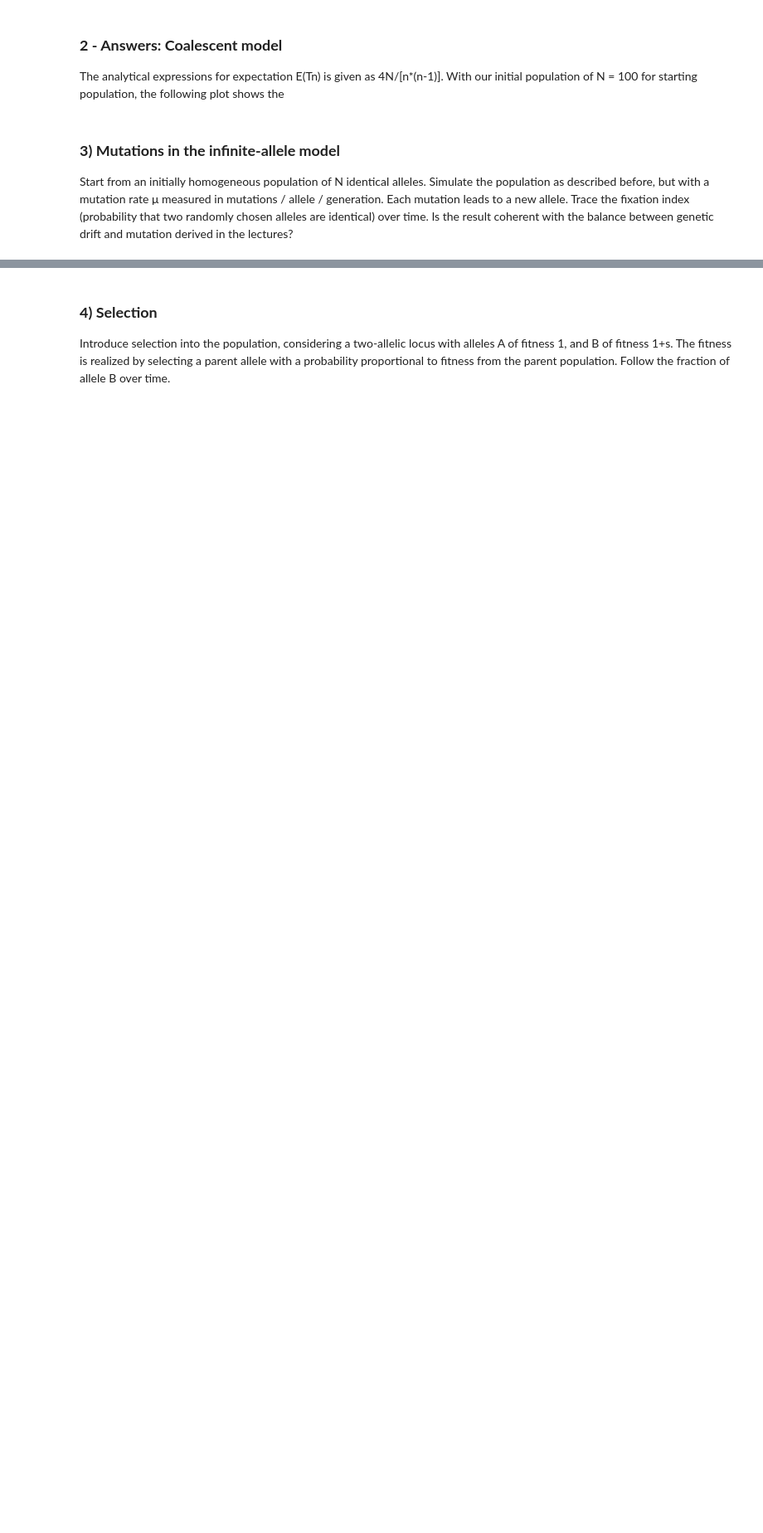
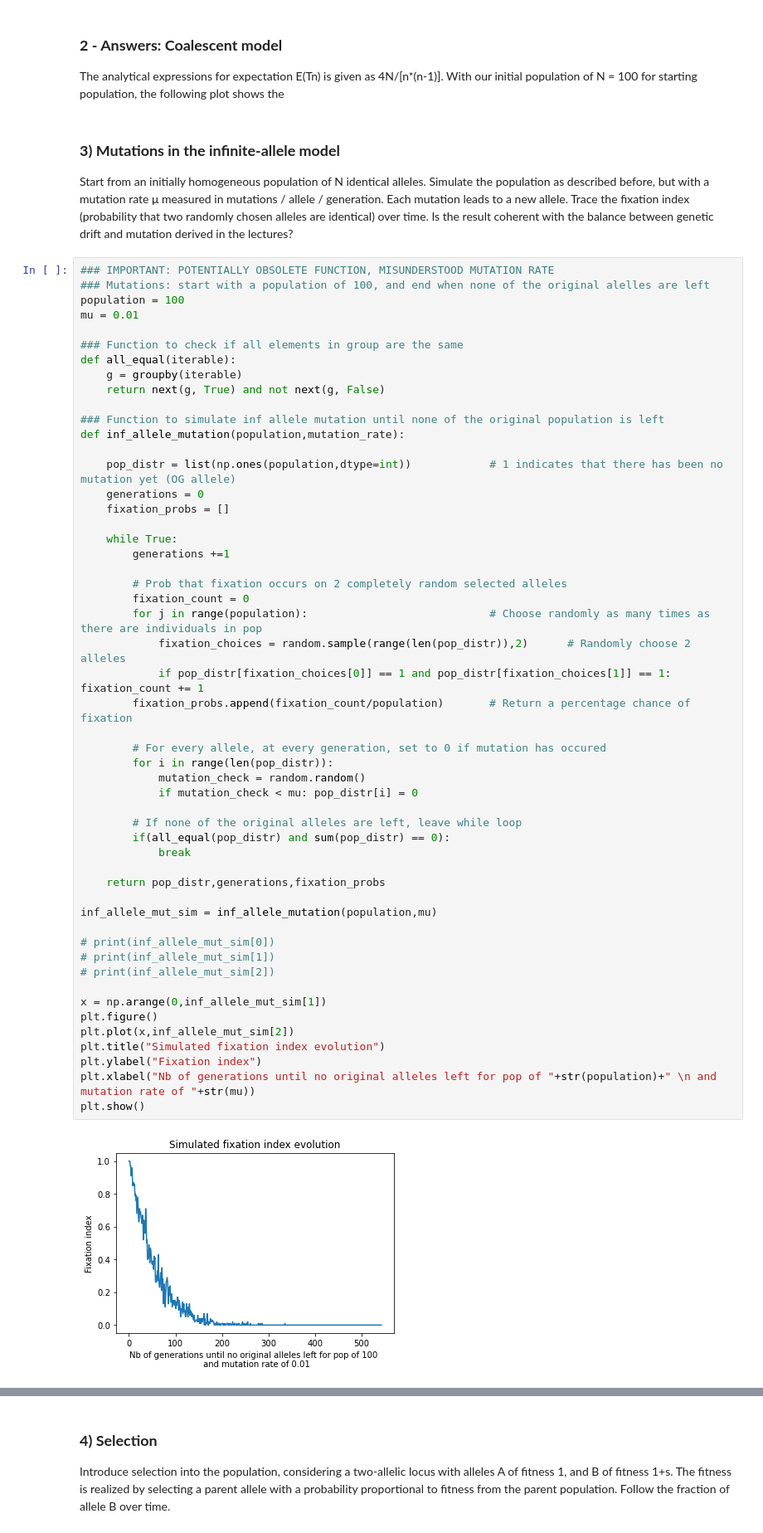
Before and after one commit to yann-zhong/GPOP-Project-YZ, a Jupyter notebook: Project_Yann_Zhong.ipynb, the cells around one changed output, grey strips where cells are left out. Shown at 83% size. Saved outputs shown, nothing was run; the diff lists cells and outputs as text; blank space fills up the shorter version.

```diff
--- a/Project_Yann_Zhong.ipynb
+++ b/Project_Yann_Zhong.ipynb
@@ -468,3 +468,57 @@ as described before, but with a mutation rate μ measured in mutations / allele
 Each mutation leads to a new allele. Trace the fixation index (probability that two randomly
 chosen alleles are identical) over time. Is the result coherent with the balance between
 genetic drift and mutation derived in the lectures?
+# %%
+### IMPORTANT: POTENTIALLY OBSOLETE FUNCTION, MISUNDERSTOOD MUTATION RATE
+### Mutations: start with a population of 100, and end when none of the original alelles are left
+population = 100
+mu = 0.01
+
+### Function to check if all elements in group are the same
+def all_equal(iterable):
+    g = groupby(iterable)
+    return next(g, True) and not next(g, False)
+
+### Function to simulate inf allele mutation until none of the original population is left
+def inf_allele_mutation(population,mutation_rate):
+
+    pop_distr = list(np.ones(population,dtype=int))            # 1 indicates that there has been no mutation yet (OG allele)
+    generations = 0
+    fixation_probs = []
+
+    while True:
+        generations +=1
+
+        # Prob that fixation occurs on 2 completely random selected alleles
+        fixation_count = 0
+        for j in range(population):                            # Choose randomly as many times as there are individuals in pop
+            fixation_choices = random.sample(range(len(pop_distr)),2)      # Randomly choose 2 alleles
+            if pop_distr[fixation_choices[0]] == 1 and pop_distr[fixation_choices[1]] == 1: fixation_count += 1
+        fixation_probs.append(fixation_count/population)       # Return a percentage chance of fixation
+
+        # For every allele, at every generation, set to 0 if mutation has occured
+        for i in range(len(pop_distr)):
+            mutation_check = random.random()
+            if mutation_check < mu: pop_distr[i] = 0
+
+        # If none of the original alleles are left, leave while loop
+        if(all_equal(pop_distr) and sum(pop_distr) == 0):
+            break
+
+    return pop_distr,generations,fixation_probs
+
+inf_allele_mut_sim = inf_allele_mutation(population,mu)
+
+# print(inf_allele_mut_sim[0])
+# print(inf_allele_mut_sim[1])
+# print(inf_allele_mut_sim[2])
+
+x = np.arange(0,inf_allele_mut_sim[1])
+plt.figure()
+plt.plot(x,inf_allele_mut_sim[2])
+plt.title("Simulated fixation index evolution")
+plt.ylabel("Fixation index")
+plt.xlabel("Nb of generations until no original alleles left for pop of "+str(population)+" \n and mutation rate of "+str(mu))
+plt.show()
+# %% [output]
+[figure, added]
```
Also changed, not shown: parts of 5 cells of this notebook, 2 other files.
